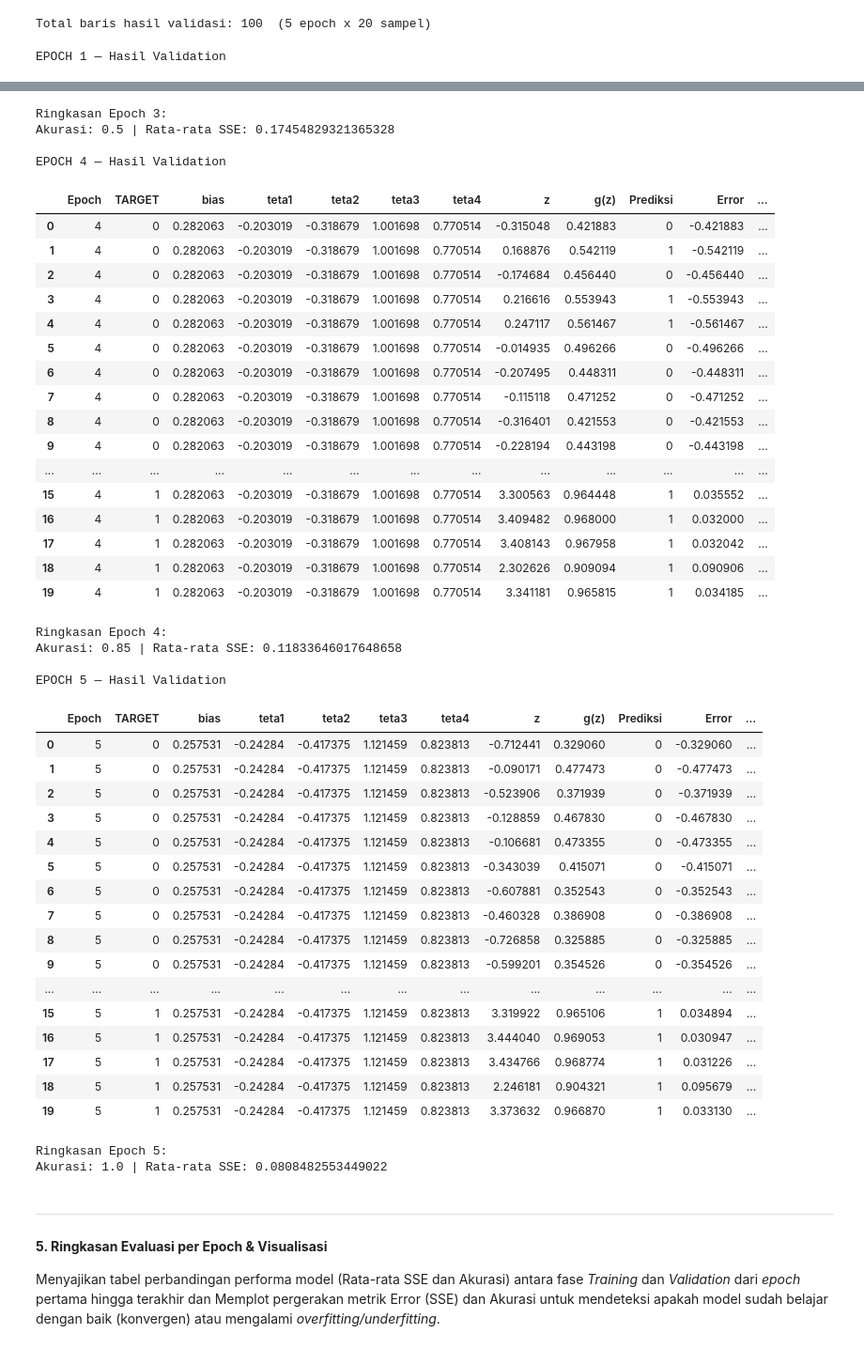
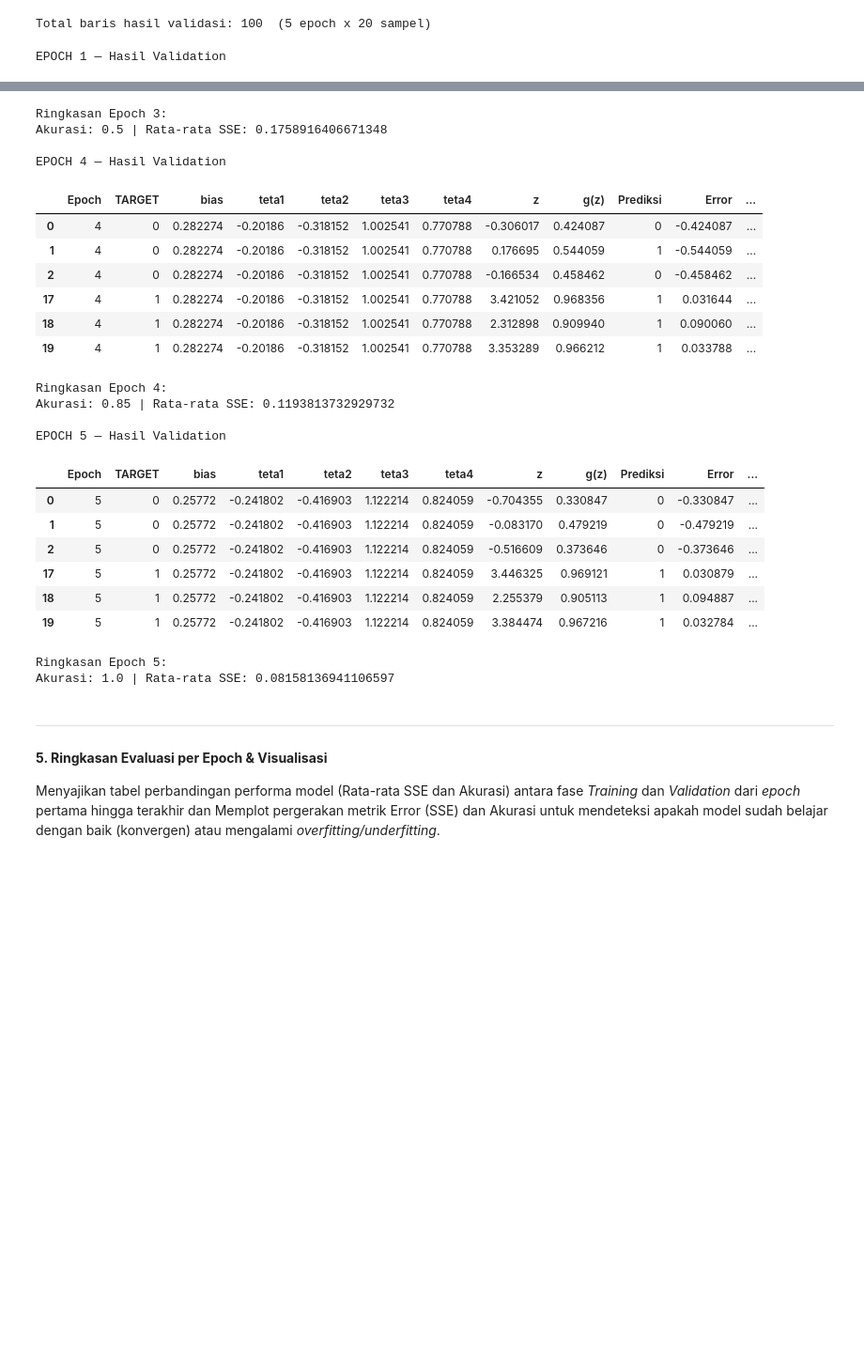
Before and after one commit to melinda-ab/slp-assignment, a Jupyter notebook: single-layer-perceptor.ipynb, the cells around one changed output, grey strips where cells are left out. Shown at 94% size. Cells and saved outputs as stored; diff of their text form; code cells hidden in the pictures; blank space fills up the shorter version.

```diff
--- a/single-layer-perceptor.ipynb
+++ b/single-layer-perceptor.ipynb
@@ -89,6 +97,11 @@ def forward(teta, x_row):
 
 def gradient(g, target):
     return 2.0 * (g - target) * g * (1.0 - g)
+
+def calculate_error(target, g):
+    error = target - g
+    sse = error ** 2
+    return error, sse
 # %% [markdown]
 ---
 #### **3. Proses Pelatihan Model (Training)**
@@ -108,8 +121,7 @@ for epoch in range(1, EPOCHS + 1):
 
         z, g, x_with_bias = forward(teta, x_i)
         prediksi = 1 if g >= 0.5 else 0
-        error = target - g
-        sse = error ** 2
+        error, sse = calculate_error(target, g)
 
         total_sse_train += sse
         if prediksi == target:
@@ -130,9 +142,9 @@ for epoch in range(1, EPOCHS + 1):
             "SSE": sse
         })
 
-        teta_terakhir[epoch] = teta.copy()
         dz = gradient(g, target)
         teta = teta - LEARNING_RATE * dz * x_with_bias
+    teta_terakhir[epoch] = teta.copy()
 
     ringkasan_train[epoch] = {
         "Train Accuracy": total_benar_train / len(x_train),
@@ -156,7 +168,10 @@ Epoch 5: [ 0.257531   -0.24283977 -0.41737536  1.12145891  0.82381329]
 for epoch in range(1, EPOCHS + 1):
     print(f"\nEPOCH {epoch} — Hasil Training")
     epoch_table = train_python[train_python["Epoch"] == epoch].reset_index(drop=True)
-    display(epoch_table)
+
+    tabel_singkat = pd.concat([epoch_table.head(3), epoch_table.tail(3)])
+    display(tabel_singkat)
+
     ringkasan = ringkasan_train[epoch]
     print(f"Ringkasan Epoch {epoch}:")
     print(f"Akurasi: {ringkasan['Train Accuracy']} | Rata-rata SSE: {ringkasan['Train Avg SSE']}")
@@ -246,8 +249,7 @@ for epoch in range(1, EPOCHS + 1):
 
         z, g, x_with_bias = forward(teta, x_i)
         prediksi = 1 if g >= 0.5 else 0
-        error = target - g
-        sse = error ** 2
+        error, sse = calculate_error(target, g)
 
         total_sse_val += sse
         if prediksi == target:
@@ -281,7 +283,10 @@ Total baris hasil validasi: 100  (5 epoch x 20 sampel)
 for epoch in range(1, EPOCHS + 1):
     print(f"\nEPOCH {epoch} — Hasil Validation")
     epoch_table = val_python[val_python["Epoch"] == epoch].reset_index(drop=True)
-    display(epoch_table)
+
+    tabel_singkat = pd.concat([epoch_table.head(3), epoch_table.tail(3)])
+    display(tabel_singkat)
+
     ringkasan = ringkasan_val[epoch]
     print(f"\nRingkasan Epoch {epoch}:")
     print(f"Akurasi: {ringkasan['Val Accuracy']} | Rata-rata SSE: {ringkasan['Val Avg SSE']}")
@@ -349,47 +324,27 @@ EPOCH 3 — Hasil Validation
 Ringkasan Epoch 3:
-Akurasi: 0.5 | Rata-rata SSE: 0.17454829321365328
+Akurasi: 0.5 | Rata-rata SSE: 0.1758916406671348
 
 EPOCH 4 — Hasil Validation
 |  | Epoch | TARGET | bias | teta1 | teta2 | teta3 | teta4 | z | g(z) | Prediksi | Error | ... |
-| 0 | 4 | 0 | 0.282063 | -0.203019 | -0.318679 | 1.001698 | 0.770514 | -0.315048 | 0.421883 | 0 | -0.421883 | ... |
-| 1 | 4 | 0 | 0.282063 | -0.203019 | -0.318679 | 1.001698 | 0.770514 | 0.168876 | 0.542119 | 1 | -0.542119 | ... |
-| 2 | 4 | 0 | 0.282063 | -0.203019 | -0.318679 | 1.001698 | 0.770514 | -0.174684 | 0.456440 | 0 | -0.456440 | ... |
-| 3 | 4 | 0 | 0.282063 | -0.203019 | -0.318679 | 1.001698 | 0.770514 | 0.216616 | 0.553943 | 1 | -0.553943 | ... |
-| 4 | 4 | 0 | 0.282063 | -0.203019 | -0.318679 | 1.001698 | 0.770514 | 0.247117 | 0.561467 | 1 | -0.561467 | ... |
-| 5 | 4 | 0 | 0.282063 | -0.203019 | -0.318679 | 1.001698 | 0.770514 | -0.014935 | 0.496266 | 0 | -0.496266 | ... |
-| 6 | 4 | 0 | 0.282063 | -0.203019 | -0.318679 | 1.001698 | 0.770514 | -0.207495 | 0.448311 | 0 | -0.448311 | ... |
-| 7 | 4 | 0 | 0.282063 | -0.203019 | -0.318679 | 1.001698 | 0.770514 | -0.115118 | 0.471252 | 0 | -0.471252 | ... |
-| 8 | 4 | 0 | 0.282063 | -0.203019 | -0.318679 | 1.001698 | 0.770514 | -0.316401 | 0.421553 | 0 | -0.421553 | ... |
-| 9 | 4 | 0 | 0.282063 | -0.203019 | -0.318679 | 1.001698 | 0.770514 | -0.228194 | 0.443198 | 0 | -0.443198 | ... |
-| ... | ... | ... | ... | ... | ... | ... | ... | ... | ... | ... | ... | ... |
-| 15 | 4 | 1 | 0.282063 | -0.203019 | -0.318679 | 1.001698 | 0.770514 | 3.300563 | 0.964448 | 1 | 0.035552 | ... |
-| 16 | 4 | 1 | 0.282063 | -0.203019 | -0.318679 | 1.001698 | 0.770514 | 3.409482 | 0.968000 | 1 | 0.032000 | ... |
-| 17 | 4 | 1 | 0.282063 | -0.203019 | -0.318679 | 1.001698 | 0.770514 | 3.408143 | 0.967958 | 1 | 0.032042 | ... |
-| 18 | 4 | 1 | 0.282063 | -0.203019 | -0.318679 | 1.001698 | 0.770514 | 2.302626 | 0.909094 | 1 | 0.090906 | ... |
-| 19 | 4 | 1 | 0.282063 | -0.203019 | -0.318679 | 1.001698 | 0.770514 | 3.341181 | 0.965815 | 1 | 0.034185 | ... |
+| 0 | 4 | 0 | 0.282274 | -0.20186 | -0.318152 | 1.002541 | 0.770788 | -0.306017 | 0.424087 | 0 | -0.424087 | ... |
+| 1 | 4 | 0 | 0.282274 | -0.20186 | -0.318152 | 1.002541 | 0.770788 | 0.176695 | 0.544059 | 1 | -0.544059 | ... |
+| 2 | 4 | 0 | 0.282274 | -0.20186 | -0.318152 | 1.002541 | 0.770788 | -0.166534 | 0.458462 | 0 | -0.458462 | ... |
+| 17 | 4 | 1 | 0.282274 | -0.20186 | -0.318152 | 1.002541 | 0.770788 | 3.421052 | 0.968356 | 1 | 0.031644 | ... |
+| 18 | 4 | 1 | 0.282274 | -0.20186 | -0.318152 | 1.002541 | 0.770788 | 2.312898 | 0.909940 | 1 | 0.090060 | ... |
+| 19 | 4 | 1 | 0.282274 | -0.20186 | -0.318152 | 1.002541 | 0.770788 | 3.353289 | 0.966212 | 1 | 0.033788 | ... |
 Ringkasan Epoch 4:
-Akurasi: 0.85 | Rata-rata SSE: 0.11833646017648658
+Akurasi: 0.85 | Rata-rata SSE: 0.1193813732929732
 
 EPOCH 5 — Hasil Validation
 |  | Epoch | TARGET | bias | teta1 | teta2 | teta3 | teta4 | z | g(z) | Prediksi | Error | ... |
-| 0 | 5 | 0 | 0.257531 | -0.24284 | -0.417375 | 1.121459 | 0.823813 | -0.712441 | 0.329060 | 0 | -0.329060 | ... |
-| 1 | 5 | 0 | 0.257531 | -0.24284 | -0.417375 | 1.121459 | 0.823813 | -0.090171 | 0.477473 | 0 | -0.477473 | ... |
-| 2 | 5 | 0 | 0.257531 | -0.24284 | -0.417375 | 1.121459 | 0.823813 | -0.523906 | 0.371939 | 0 | -0.371939 | ... |
-| 3 | 5 | 0 | 0.257531 | -0.24284 | -0.417375 | 1.121459 | 0.823813 | -0.128859 | 0.467830 | 0 | -0.467830 | ... |
-| 4 | 5 | 0 | 0.257531 | -0.24284 | -0.417375 | 1.121459 | 0.823813 | -0.106681 | 0.473355 | 0 | -0.473355 | ... |
-| 5 | 5 | 0 | 0.257531 | -0.24284 | -0.417375 | 1.121459 | 0.823813 | -0.343039 | 0.415071 | 0 | -0.415071 | ... |
-| 6 | 5 | 0 | 0.257531 | -0.24284 | -0.417375 | 1.121459 | 0.823813 | -0.607881 | 0.352543 | 0 | -0.352543 | ... |
-| 7 | 5 | 0 | 0.257531 | -0.24284 | -0.417375 | 1.121459 | 0.823813 | -0.460328 | 0.386908 | 0 | -0.386908 | ... |
-| 8 | 5 | 0 | 0.257531 | -0.24284 | -0.417375 | 1.121459 | 0.823813 | -0.726858 | 0.325885 | 0 | -0.325885 | ... |
-| 9 | 5 | 0 | 0.257531 | -0.24284 | -0.417375 | 1.121459 | 0.823813 | -0.599201 | 0.354526 | 0 | -0.354526 | ... |
-| ... | ... | ... | ... | ... | ... | ... | ... | ... | ... | ... | ... | ... |
-| 15 | 5 | 1 | 0.257531 | -0.24284 | -0.417375 | 1.121459 | 0.823813 | 3.319922 | 0.965106 | 1 | 0.034894 | ... |
-| 16 | 5 | 1 | 0.257531 | -0.24284 | -0.417375 | 1.121459 | 0.823813 | 3.444040 | 0.969053 | 1 | 0.030947 | ... |
-| 17 | 5 | 1 | 0.257531 | -0.24284 | -0.417375 | 1.121459 | 0.823813 | 3.434766 | 0.968774 | 1 | 0.031226 | ... |
-| 18 | 5 | 1 | 0.257531 | -0.24284 | -0.417375 | 1.121459 | 0.823813 | 2.246181 | 0.904321 | 1 | 0.095679 | ... |
-| 19 | 5 | 1 | 0.257531 | -0.24284 | -0.417375 | 1.121459 | 0.823813 | 3.373632 | 0.966870 | 1 | 0.033130 | ... |
+| 0 | 5 | 0 | 0.25772 | -0.241802 | -0.416903 | 1.122214 | 0.824059 | -0.704355 | 0.330847 | 0 | -0.330847 | ... |
+| 1 | 5 | 0 | 0.25772 | -0.241802 | -0.416903 | 1.122214 | 0.824059 | -0.083170 | 0.479219 | 0 | -0.479219 | ... |
+| 2 | 5 | 0 | 0.25772 | -0.241802 | -0.416903 | 1.122214 | 0.824059 | -0.516609 | 0.373646 | 0 | -0.373646 | ... |
+| 17 | 5 | 1 | 0.25772 | -0.241802 | -0.416903 | 1.122214 | 0.824059 | 3.446325 | 0.969121 | 1 | 0.030879 | ... |
+| 18 | 5 | 1 | 0.25772 | -0.241802 | -0.416903 | 1.122214 | 0.824059 | 2.255379 | 0.905113 | 1 | 0.094887 | ... |
+| 19 | 5 | 1 | 0.25772 | -0.241802 | -0.416903 | 1.122214 | 0.824059 | 3.384474 | 0.967216 | 1 | 0.032784 | ... |
 Ringkasan Epoch 5:
-Akurasi: 1.0 | Rata-rata SSE: 0.0808482553449022
+Akurasi: 1.0 | Rata-rata SSE: 0.08158136941106597
 # %% [markdown]
 ---
 #### **5. Ringkasan Evaluasi per Epoch & Visualisasi**
```
Also changed, not shown: parts of 9 cells of this notebook, 4 other files.
